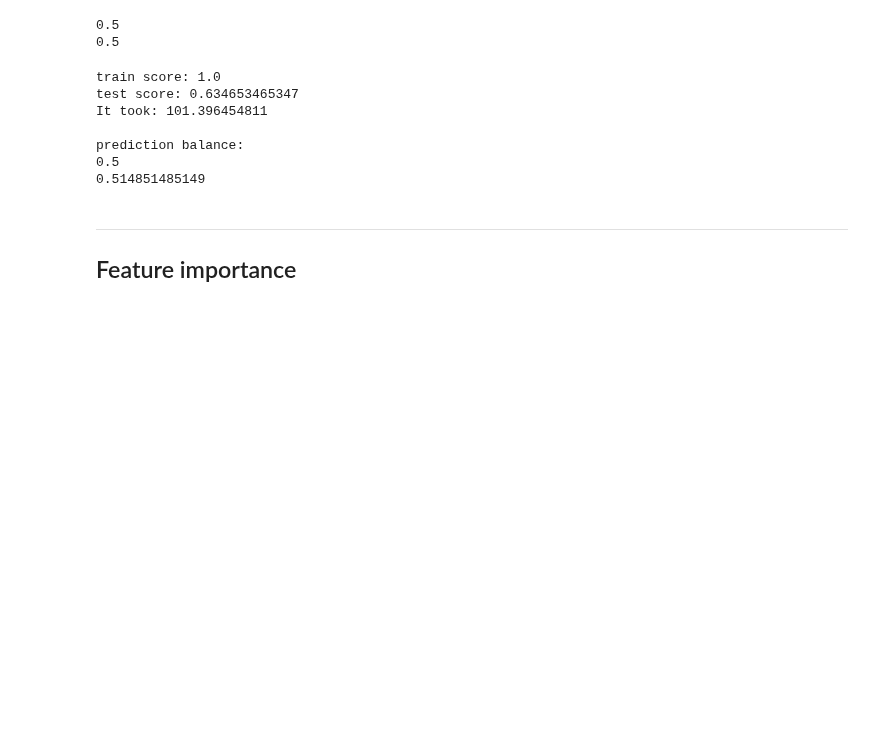
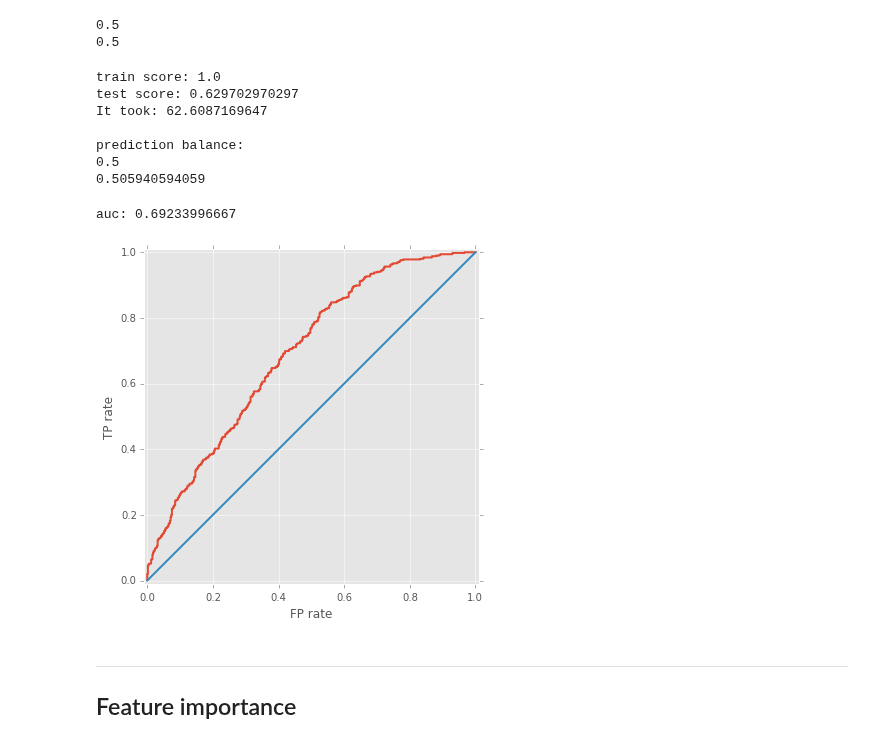
Before and after one commit to riblidezso/methylation_code, a Jupyter notebook: modelling/naive_sklearn_islands_atgc.ipynb, the cells around one changed output. Cells and saved outputs as stored; diff of their text form; code cells hidden in the pictures; blank space fills up the shorter version.

```diff
--- a/modelling/naive_sklearn_islands_atgc.ipynb
+++ b/modelling/naive_sklearn_islands_atgc.ipynb
@@ -21,6 +21,8 @@ Only CpG islands used now
 import pandas as pd
 import numpy as np
 import matplotlib.pyplot as plt
+import matplotlib as mpl
+mpl.style.use('ggplot')
 %matplotlib inline
 
 import time
@@ -79,11 +81,28 @@ def test_sklearn_model(model,train_x,train_y,test_x,test_y):
     train_pred=model.predict(train_x)
     test_pred=model.predict(test_x)
 
+    train_pred_pr=model.predict_proba(train_x)
+    test_pred_pr=model.predict_proba(test_x)
+
     print 'train score:',list((train_pred==train_y)).count(True)/float(len(train_y))
     print 'test score:',list((test_pred==test_y)).count(True)/float(len(test_y))
     print 'It took:',time.time()-start
 
-    return train_pred,test_pred
+    return train_pred,test_pred,train_pred_pr,test_pred_pr
+# %%
+from sklearn import metrics
+def plot_roc(y,probs):
+    fpr, tpr, thresholds = metrics.roc_curve(y,probs)
+    auc=metrics.roc_auc_score(y,probs)
+
+    plt.figure(figsize=(6,6))
+    plt.plot(fpr,tpr,lw=2)
+    plt.plot([0,1],[0,1],lw=2)
+    plt.xlim(-0.01,1.01)
+    plt.ylim(-0.01,1.01)
+    plt.xlabel('FP rate')
+    plt.ylabel('TP rate')
+    print 'auc:',auc
 # %% [markdown]
 ---
 
@@ -111,21 +130,26 @@ bal_test_x[bal_test_x==4]=5
 bal_test_x[bal_test_x==2]=4
 bal_test_x[bal_test_x==5]=2
 # %%
-rf = ensemble.RandomForestClassifier(n_estimators=1000,min_samples_split=5,n_jobs=2)
-train_pred,test_pred=test_sklearn_model(rf,bal_train_x,bal_train_y,
-                                       bal_test_x,bal_test_y)
+rf = ensemble.RandomForestClassifier(n_estimators=1000,min_samples_split=5,n_jobs=6)
+train_pred,test_pred,train_pred_pr,test_pred_pr=test_sklearn_model(
+    rf,bal_train_x,bal_train_y,bal_test_x,bal_test_y)
 
 print '\nprediction balance:'
 print np.mean(train_pred)
 print np.mean(test_pred)
 # %% [output]
 train score: 1.0
-test score: 0.634653465347
-It took: 101.396454811
+test score: 0.629702970297
+It took: 62.6087169647
 
 prediction balance:
 0.5
-0.514851485149
+0.505940594059
+# %%
+plot_roc(bal_test_y,test_pred_pr[:,1])
+# %% [output]
+auc: 0.69233996667
+[figure, added]
 # %% [markdown]
 ---
 ## Feature importance
```
